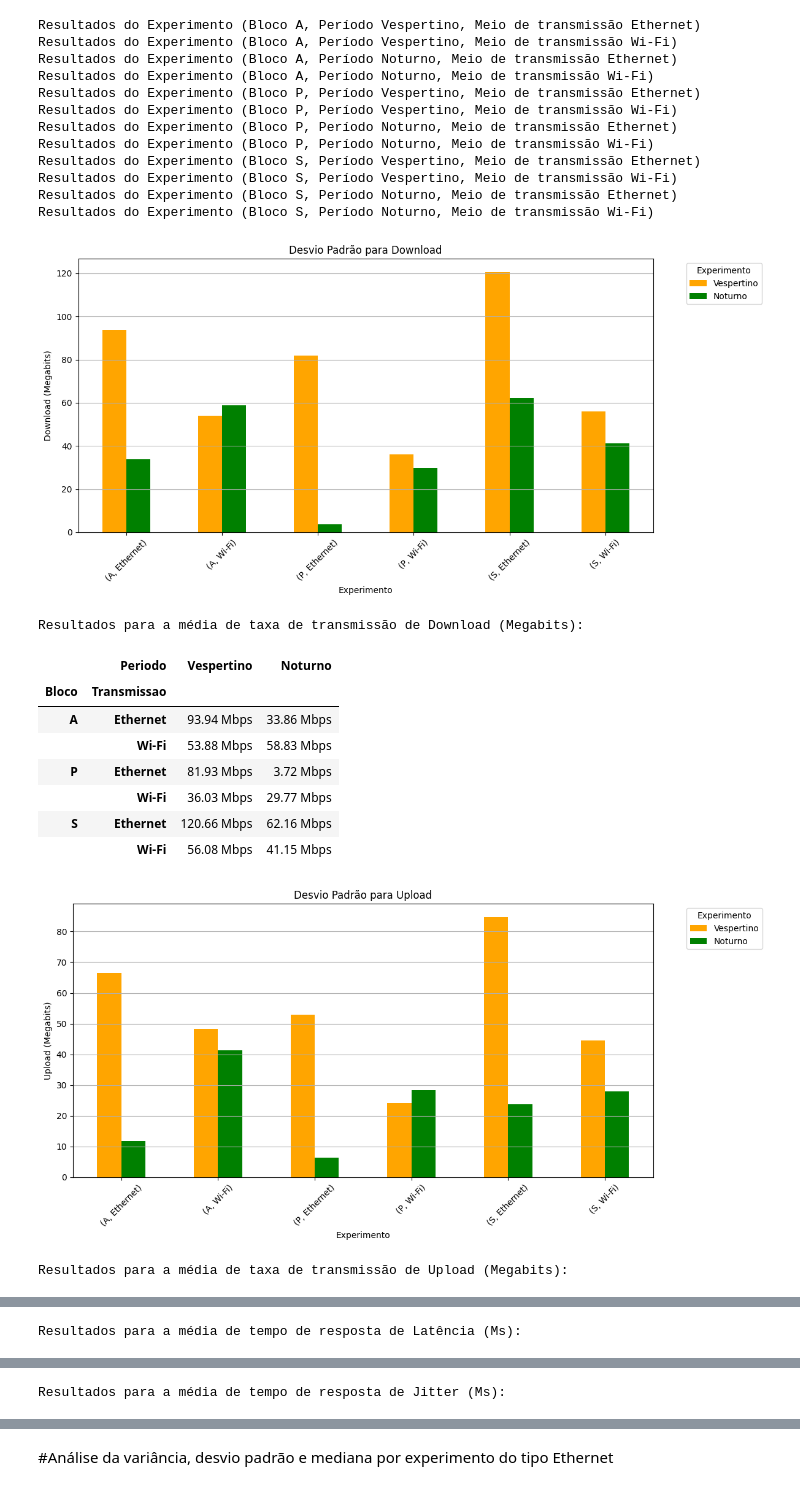
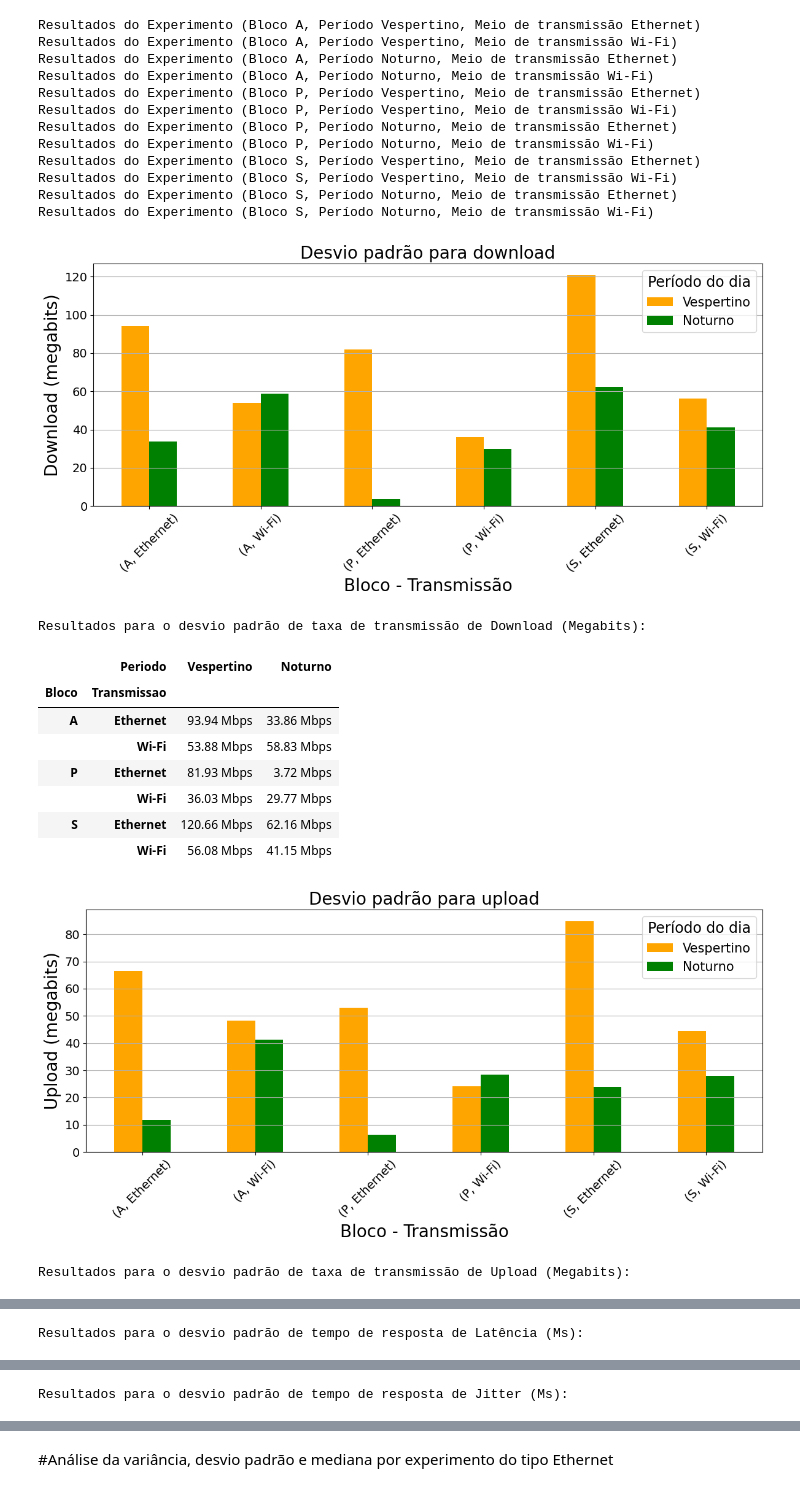
Before and after one commit to matheusbuenowb/University-Network-Analysis, a Jupyter notebook: TCC_Análise.ipynb, the cells around one changed output, grey strips where cells are left out. Drawn from its saved outputs; the diff is of its cells as text; code cells hidden in the pictures.

```diff
--- a/TCC_Análise.ipynb
+++ b/TCC_Análise.ipynb
@@ -157,34 +157,34 @@ grouped_data = data.pivot_table(index=['Bloco', 'Transmissão', 'Periodo'],
                                 aggfunc='mean').reset_index()
 
 metrics = ['Download', 'Upload', 'Latência', 'Jitter']
-results_df_list = []
 
 for metric in metrics:
     plt.figure(figsize=(12, 6))
     grouped_data_pivot = grouped_data.pivot_table(index=['Bloco', 'Transmissão'], columns='Periodo', values=metric)
-    grouped_data_pivot.plot(kind='bar', rot=45, ax=plt.gca(), color = ['orange', 'green'])
-    plt.xlabel('Bloco - Transmissão')
-    if(metric == 'Download' or metric == 'Upload'):
-      plt.ylabel(metric + ' (Megabits)')
+    grouped_data_pivot.plot(kind='bar', rot=45, ax=plt.gca(), color=['orange', 'green'])
+    plt.xlabel('Bloco - Transmissão', fontsize=20)
+    if metric == 'Download' or metric == 'Upload':
+        plt.ylabel(metric + ' (megabits)', fontsize=20)
     else:
-      plt.ylabel(metric + ' (Ms)')
-    plt.title(f'Média de {metric}')
-    plt.legend(title='Período do Dia')
+        plt.ylabel(metric + ' (ms)', fontsize=17)
+    plt.xticks(fontsize=14)
+    plt.yticks(fontsize=14)
+    plt.title(f'Média de {metric.lower()}', fontsize=20)
+    plt.legend(title='Período do dia', fontsize=15, title_fontsize=17)
     plt.grid(axis='y')
     plt.tight_layout()
     plt.show()
 
     grouped_data_pivot = grouped_data_pivot.round(2)
 
-
     measures = {'Download': 'Mbps', 'Upload': 'Mbps', 'Latência': 'ms', 'Jitter': 'ms'}
     for period in grouped_data_pivot.columns:
         grouped_data_pivot[period] = grouped_data_pivot[period].astype(str) + ' ' + measures[metric]
 
-    if(metric == 'Download' or metric == 'Upload'):
-      print(f'Resultados para a média de taxa de transmissão de {metric} (Megabits):\n')
+    if metric == 'Download' or metric == 'Upload':
+        print(f'Resultados para a média de taxa de transmissão de {metric} (Megabits):\n')
     else:
-      print(f'Resultados para a média de tempo de resposta de {metric} (Ms):\n')
+        print(f'Resultados para a média de tempo de resposta de {metric} (Ms):\n')
     display(grouped_data_pivot)
     plt.show()
 # %% [output]
@@ -479,40 +421,42 @@ results_df = pd.DataFrame(results_experiment_df)
 results_df['Periodo'] = pd.Categorical(results_df['Periodo'], categories=['Vespertino', 'Noturno'], ordered=True)
 
 #Agrupa os dados para gerar o gráfico de barras
 data_to_plot = results_df.set_index(['Bloco', 'Periodo', 'Transmissao'])[metrics]
 
 for metric in metrics:
   #Plotando os gráficos de barras para os desvios padrão para cada métrica
   plt.figure(figsize=(12, 6))
   #data_to_plot[metric].plot(kind='bar', color= color, rot=45)
   grouped_data_pivot = data_to_plot.pivot_table(index=['Bloco', 'Transmissao'], columns='Periodo', values=metric)
   grouped_data_pivot.plot(kind='bar', rot=45, ax=plt.gca(), color = ['orange', 'green'])
-  plt.xlabel('Experimento')
+  plt.xlabel('Bloco - Transmissão', fontsize = 20)
   if(metric == 'Download' or metric == 'Upload'):
-    plt.ylabel(metric + ' (Megabits)')
+    plt.ylabel(metric + ' (megabits)', fontsize = 20)
   else:
-    plt.ylabel(metric + ' (Ms)')
-  plt.title(f'Desvio Padrão para {metric}')
-  plt.legend(title='Experimento', bbox_to_anchor=(1.05, 1), loc='upper left')
+    plt.ylabel(metric + ' (ms)', fontsize = 20)
+  plt.xticks(fontsize=14)
+  plt.yticks(fontsize=14)
+  plt.title(f'Desvio padrão para {metric.lower()}', fontsize = 20)
+  plt.legend(title='Período do dia', fontsize=15, title_fontsize=17)
   plt.grid(axis='y')
   plt.tight_layout()
   plt.show()
 
   # Adiciona as medidas aos resultados do experimento
   measures = {'Download': 'Mbps', 'Upload': 'Mbps', 'Latência': 'ms', 'Jitter': 'ms'}
   for period in grouped_data_pivot.columns:
       grouped_data_pivot[period] = grouped_data_pivot[period].astype(str) + ' ' + measures[metric]
 
 
   if(metric == 'Download' or metric == 'Upload'):
     print(f'Resultados para o desvio padrão de taxa de transmissão de {metric} (Megabits):\n')
   else:
     print(f'Resultados para o desvio padrão de tempo de resposta de {metric} (Ms):\n')
   #display(results_df[['Bloco' ,'Periodo', 'Transmissao', metric]])
   display(grouped_data_pivot)
 # %% [output]
-[figure, old version]
+[figure, new version]
-Resultados para a média de taxa de transmissão de Download (Megabits):
+Resultados para o desvio padrão de taxa de transmissão de Download (Megabits):
 |  | Periodo | Vespertino | Noturno |
 | Bloco | Transmissao |  |  |
 | A | Ethernet | 93.94 Mbps | 33.86 Mbps |
@@ -521,8 +465,8 @@ Resultados para a média de taxa de transmissão de Download (Megabits):
 |  | Wi-Fi | 36.03 Mbps | 29.77 Mbps |
 | S | Ethernet | 120.66 Mbps | 62.16 Mbps |
 |  | Wi-Fi | 56.08 Mbps | 41.15 Mbps |
-[figure, old version]
+[figure, new version]
-Resultados para a média de taxa de transmissão de Upload (Megabits):
+Resultados para o desvio padrão de taxa de transmissão de Upload (Megabits):
 |  | Periodo | Vespertino | Noturno |
 | Bloco | Transmissao |  |  |
 | A | Ethernet | 66.51 Mbps | 11.77 Mbps |
@@ -535,4 +479,4 @@ Resultados para a média de taxa de transmissão de Upload (Megabits):
-Resultados para a média de tempo de resposta de Latência (Ms):
+Resultados para o desvio padrão de tempo de resposta de Latência (Ms):
 |  | Periodo | Vespertino | Noturno |
 | Bloco | Transmissao |  |  |
 | A | Ethernet | 5.24 ms | 3.26 ms |
@@ -545,4 +489,4 @@ Resultados para a média de tempo de resposta de Latência (Ms):
-Resultados para a média de tempo de resposta de Jitter (Ms):
+Resultados para o desvio padrão de tempo de resposta de Jitter (Ms):
 |  | Periodo | Vespertino | Noturno |
 | Bloco | Transmissao |  |  |
 | A | Ethernet | 1.91 ms | 1.14 ms |
```
Also changed, not shown: parts of 4 cells of this notebook.
